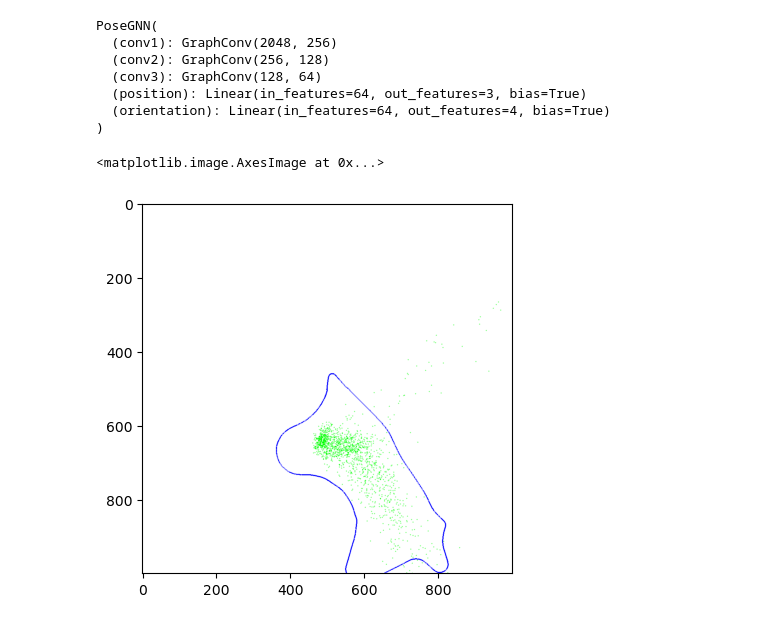
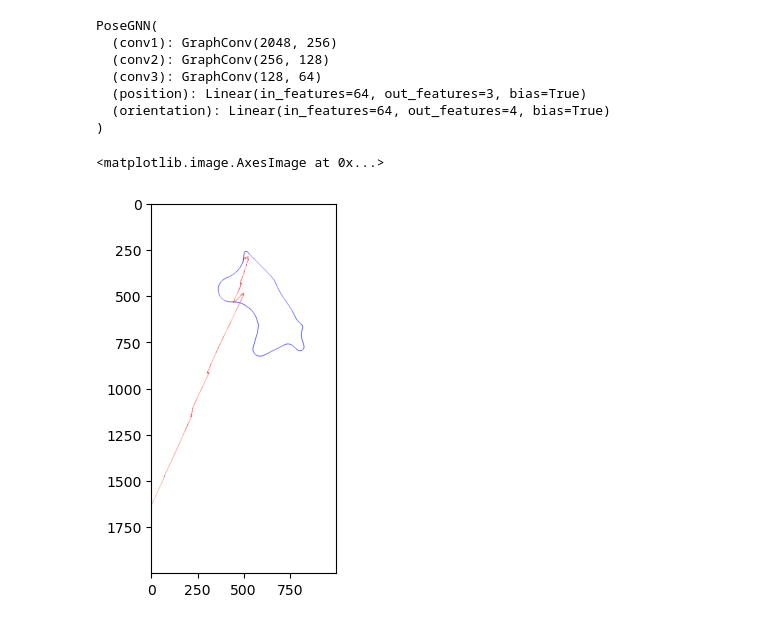
Before and after one commit to pcktm/inzynierka-posegnn, a Jupyter notebook: test.ipynb, the cells around one changed output. Cells and saved outputs as stored; diff of their text form; code cells hidden in the pictures.

```diff
--- a/test.ipynb
+++ b/test.ipynb
@@ -21,7 +21,7 @@ basedir = "/home/pcktm/inzynierka/kitti/dataset"
 test_dataset = KittiGraphDataset(basedir, "09")
 test_dataloader = DataLoader(test_dataset, batch_size=1, shuffle=False)
 # %%
-checkpoint = torch.load("./models/model_1700665412.678221.pth")
+checkpoint = torch.load("./models/model_A_140.pth")
 
 model = PoseGNN()
 model.load_state_dict(checkpoint)
@@ -37,5 +75,5 @@ PoseGNN(
 # %%
-SELECTED_IDX = 0
+SELECTED_IDX = 4
 
 predicted_poses = []
 true_poses = []
@@ -48,41 +86,28 @@ with torch.no_grad():
         output = model(batch)
         predicted_poses.append(output.cpu().numpy()[SELECTED_IDX])
         true_poses.append(batch.y.cpu().numpy()[SELECTED_IDX])
-# %%
-def tensor_to_position_and_rotation(tensor):
-    pos = tensor[:3]
-    rot = tensor[3:]
-
-    rot = R.from_quat(rot).as_euler("xyz", degrees=True)
-    return {
-        "position": pos,
-        "rotation": rot,
-    }
 # %%
 predicted_poses_e = [tensor_to_position_and_rotation(pose) for pose in predicted_poses]
 true_poses_e = [tensor_to_position_and_rotation(pose) for pose in true_poses]
 # %%
-trajectory_image = np.zeros((1000, 1000, 3), dtype=np.uint8)
+trajectory_image = np.zeros((2000, 1000, 3), dtype=np.uint8)
 trajectory_image.fill(255)
 
-for i in range(len(predicted_poses_e)):
-    # position is 3d, extract x and y
-    predicted_pos = predicted_poses_e[i]["position"][[0, 2]]
-    true_pos = true_poses_e[i]["position"][[0, 2]]
+predicted_world_poses = odometry_predicted_poses(predicted_poses_e)
 
-    predicted_pos = predicted_pos
-    true_pos = true_pos
+for i in range(len(predicted_world_poses)):
+    pos = predicted_world_poses[i]["position"]
+    x = int(pos[0]) + 500
+    y = int(pos[2]) + 300
 
-    predicted_pos = predicted_pos.astype(np.int32)
-    true_pos = true_pos.astype(np.int32)
+    gt_x = int(true_poses_e[i]["position"][0]) + 500
+    gt_y = int(true_poses_e[i]["position"][2]) + 300
 
-    predicted_pos += 500
-    true_pos += 500
+    cv2.circle(trajectory_image, (x, y), 1, (0, 0, 255), 1)
+    cv2.circle(trajectory_image, (gt_x, gt_y), 1, (255, 0, 0), 1)
 
-    cv2.circle(trajectory_image, tuple(predicted_pos[:2]), 1, (0, 255, 0), 1)
-    cv2.circle(trajectory_image, tuple(true_pos[:2]), 1, (0, 0, 255), 1)
-
+trajectory_image = cv2.cvtColor(trajectory_image, cv2.COLOR_BGR2RGB)
 plt.imshow(trajectory_image)
 # %% [output]
 <matplotlib.image.AxesImage at 0x...>
-[figure, old version]
+[figure, new version]
```
Also changed, not shown: parts of 2 cells of this notebook, 1 other file.
